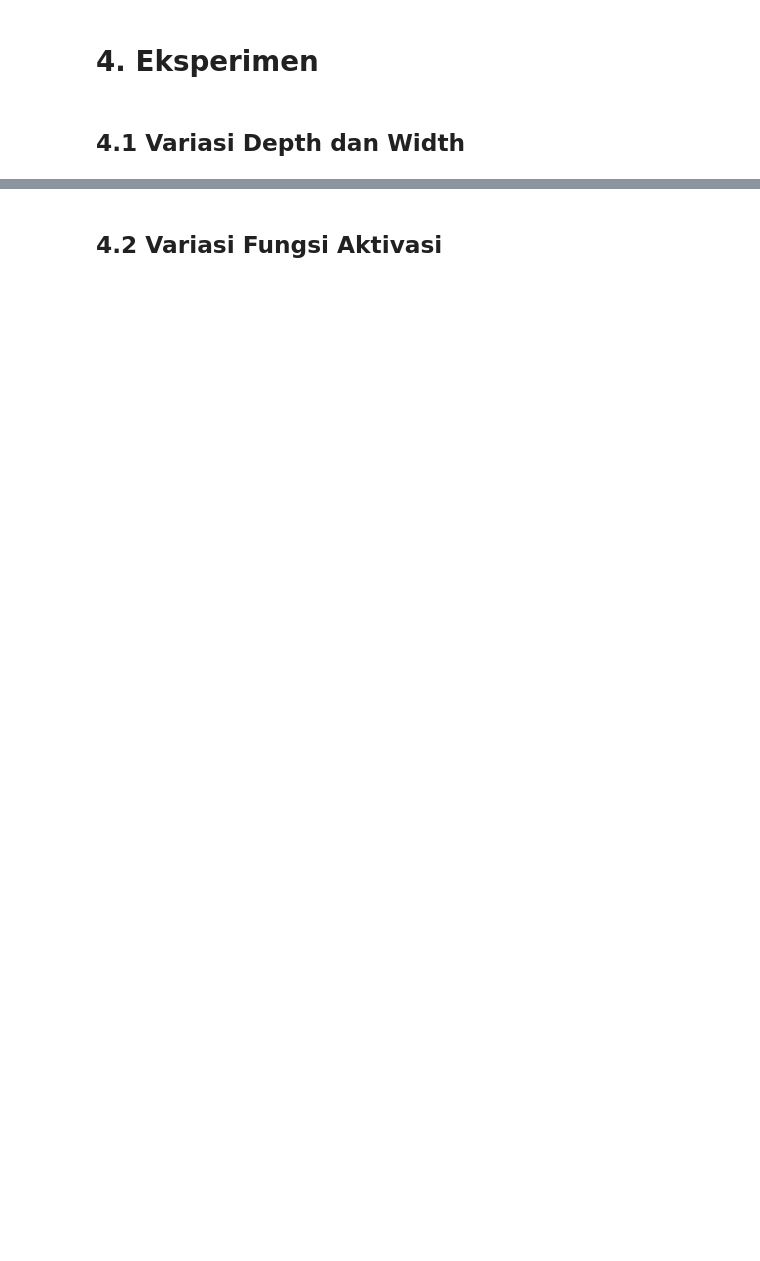
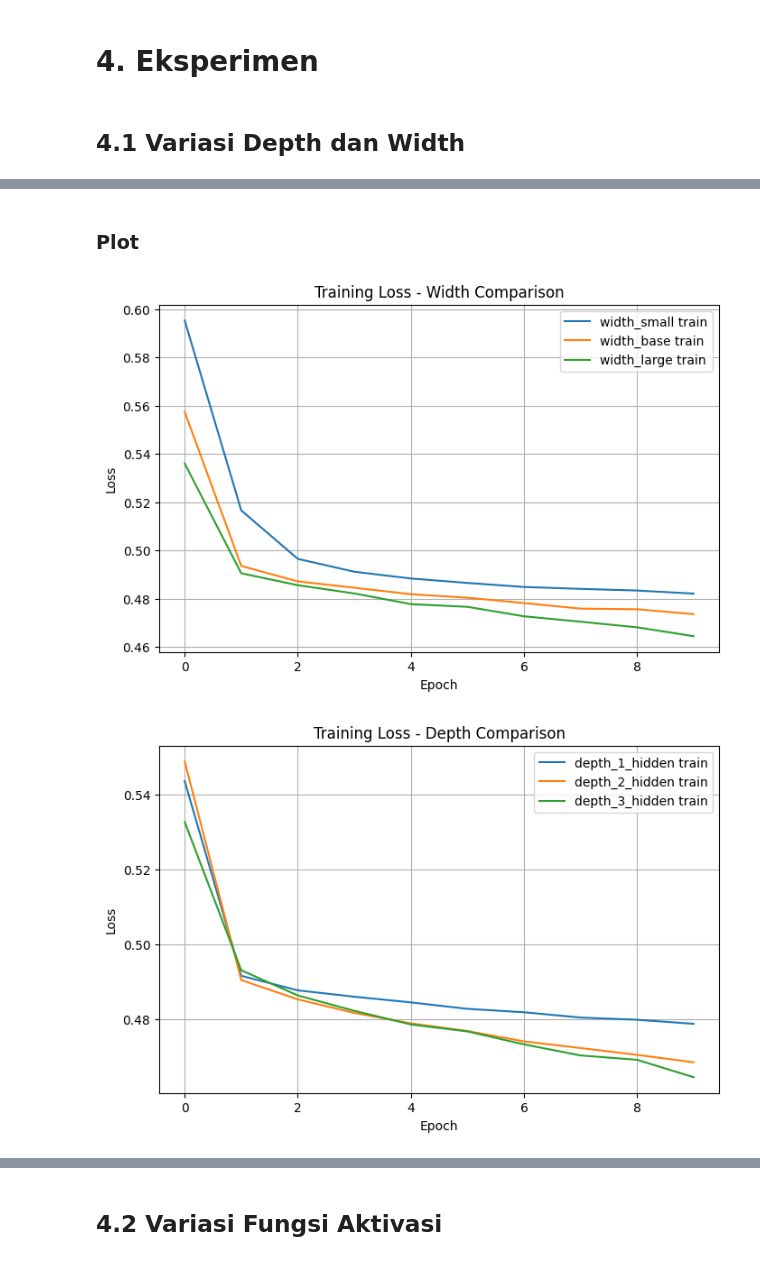
Before and after one commit to reletz/ML-FFNN, a Jupyter notebook: src/notebook/experiments.ipynb, the cells around one changed output, grey strips where cells are left out. Saved outputs shown, nothing was run; the diff lists cells and outputs as text; code cells hidden in the pictures; blank space fills up the shorter version.

Commit message:
feat: finishing notebook experiments

```diff
--- a/src/notebook/experiments.ipynb
+++ b/src/notebook/experiments.ipynb
@@ -469,0 +737,28 @@ results = {}
+# %%
+depth_configs = {
+    "depth_1_hidden": [input_dim, 32, 1],
+    "depth_2_hidden": [input_dim, 32, 32, 1],
+    "depth_3_hidden": [input_dim, 32, 32, 32, 1],
+}
+
+depth_results = []
+
+for name, layers in depth_configs.items():
+    activations = ["relu"] * (len(layers) - 2) + ["sigmoid"]
+
+    result = run_ad_experiment(
+        name=name,
+        layer_sizes=layers,
+        activations=activations,
+        optimizer=Adam(learning_rate=0.001),
+        initializer=Xavier(gain=1.0),
+        regularizer=None,
+        epochs=10,
+        batch_size=32,
+        learning_rate=0.001,
+        verbose=1
+    )
+    depth_results.append(result)
+
+depth_df = summarize_results(depth_results)
+depth_df
@@ -469,0 +770,8 @@ results = {}
+# %% [markdown]
+### Plot
+# %%
+plot_train_loss_comparison(width_results, "Training Loss - Width Comparison")
+plot_train_loss_comparison(depth_results, "Training Loss - Depth Comparison")
+# %% [output]
+[figure, added]
+[figure, added]
```
Also changed, not shown: parts of 45 cells of this notebook.
